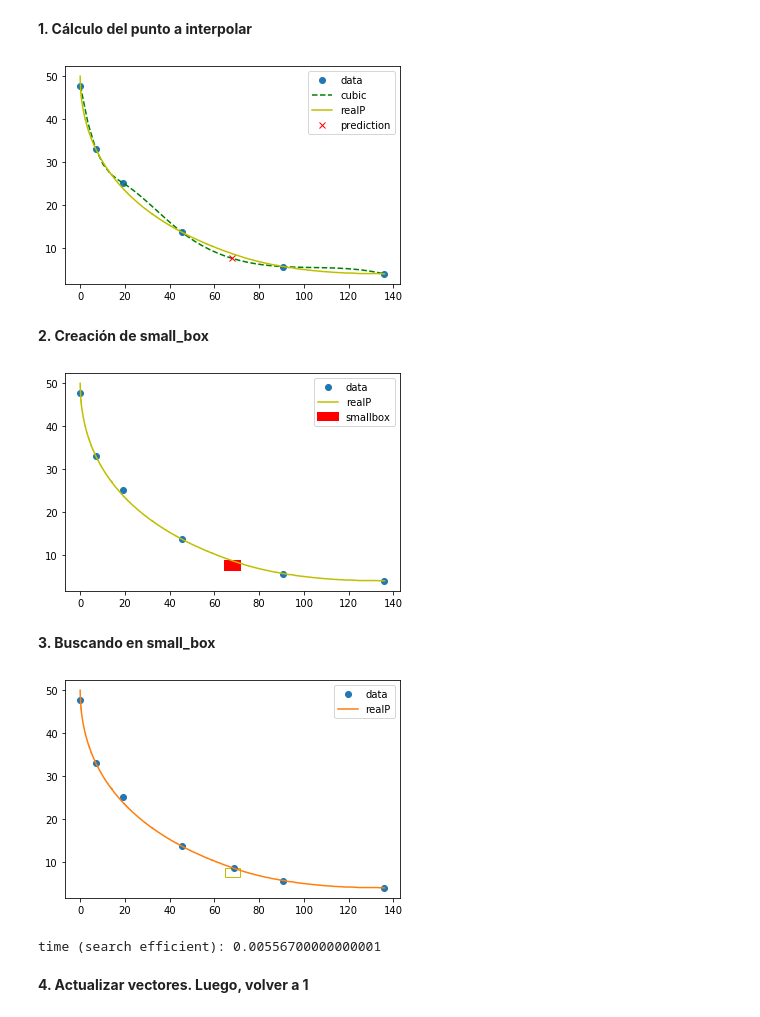
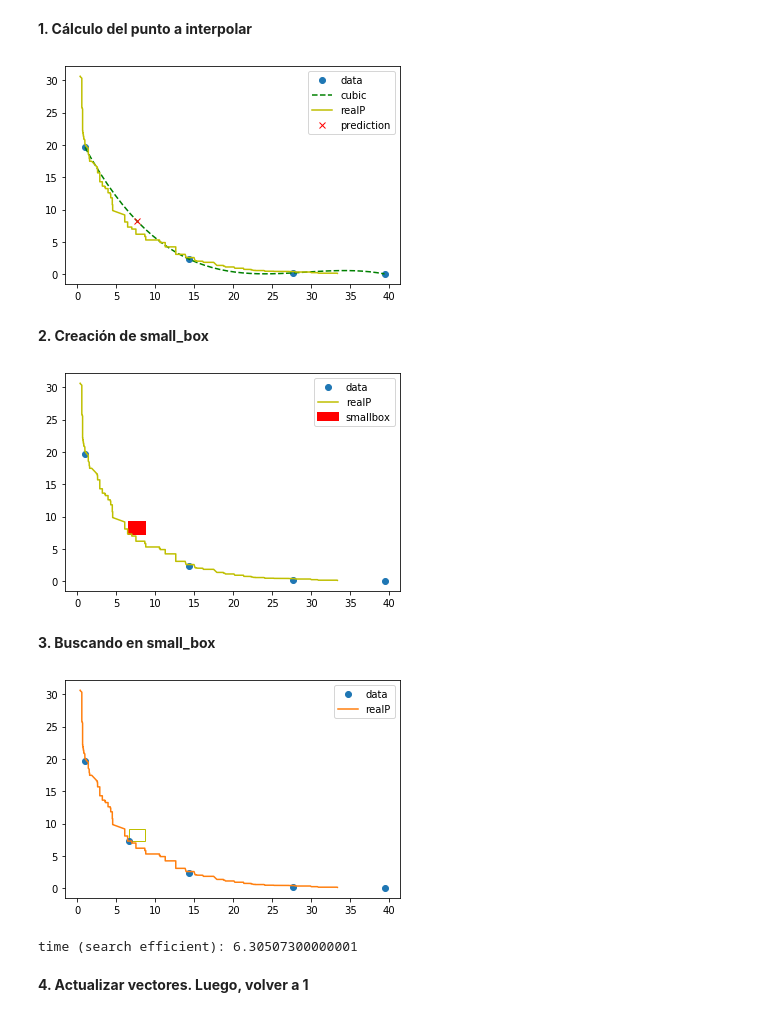
Before and after one commit to INFPUCV/ibex-lib, a Jupyter notebook: jupyter_notebooks/search_efficient.ipynb, the cells around one changed output. Cells and saved outputs as stored; diff of their text form; code cells hidden in the pictures.

```diff
--- a/jupyter_notebooks/search_efficient.ipynb
+++ b/jupyter_notebooks/search_efficient.ipynb
@@ -19,10 +38,10 @@ import matplotlib.pyplot as plt
 import numpy as np
 %matplotlib inline
 
-instance = "binh.txt"
+instance = "mop-7.txt"
 npoints = 4
-prec_se = 1e-2 #precisión para search_efficient
-prec = 1e-1 #precisión para el solver
+prec_se = 1e-1 #precisión para search_efficient
+prec = 2 #precisión para el solver
 
 # We obtain the initial box
 b1 = ibex.search_efficient(instance, [-1e8,1e8,-1e8,1e8], mode="minf1", prec=prec_se)[1]
@@ -77,48 +96,48 @@ plt.plot(x, y, 'o', xnew, f2(xnew), 'g--', xsol, ysol, 'y-', xmid, f2(xmid), 'rx
 plt.legend(['data', 'cubic', 'realP', 'prediction'], loc='best')
 plt.show()
 # %% [output]
-[figure, old version]
+[figure, new version]
 # %% [markdown]
 **2. Creación de small_box**
 # %%
 h = 0.05*(y2[1]-y2[0]) #altura de caja
 w = 0.05*(y1[1]-y1[0]) #ancho de caja
 
 small_box = [xmid-w/2, xmid+w/2, f2(xmid)-h/2, f2(xmid)+h/2]
 
 ###small box on x (esto es nuevo!)###
-#box_x = []
-#for i in range(len(xpoints[0])):
-#    box_x.append(np.minimum(xpoints[best_i][i],xpoints[best_i+1][i]))
-#    box_x.append(np.maximum(xpoints[best_i][i],xpoints[best_i+1][i]))
+box_x = []
+for i in range(len(xpoints[0])):
+    box_x.append(np.minimum(xpoints[best_i][i],xpoints[best_i+1][i]))
+    box_x.append(np.maximum(xpoints[best_i][i],xpoints[best_i+1][i]))
 #####
 
 #plot
 import matplotlib.patches as patches
 
 # Create figure and axes
 fig,ax = plt.subplots(1)
 
 # Create a Rectangle patch
 rect = patches.Rectangle((xmid-w/2,f2(xmid)-h/2),w,h,linewidth=2,edgecolor='r',facecolor='r')
 
 # Add the patch to the Axes
 ax.add_patch(rect)
 plt.plot(x, y, 'o', xsol, ysol, 'y-')
 plt.legend(['data', 'realP', 'smallbox'], loc='best'); plt.show()
 # %% [output]
-[figure, old version]
+[figure, new version]
 # %% [markdown]
 **3. Buscando en small_box**
 # %%
-aux_x, aux_y, time =  ibex.search_efficient(instance, small_box, mode="efficient", prec=prec_se)#, box_x=box_x)
+aux_x, aux_y, time =  ibex.search_efficient(instance, small_box, mode="efficient", prec=prec_se, box_x=box_x)
 xx, yy = aux_y
 
 if xx==np.inf or yy==np.inf:
     print("no solution found")
 else:
-    x_=np.append(x,xx); x_.sort()
-    y_=np.append(y,yy); y_[::-1].sort()
+    x_=np.append(x,xx); x_.sort() #y1
+    y_=np.append(y,yy); y_[::-1].sort() #y2
 
     fig,ax = plt.subplots(1)
     rect = patches.Rectangle((xmid-w/2,f2(xmid)-h/2),w,h,linewidth=1,edgecolor='y',facecolor='none')
@@ -129,8 +148,8 @@ else:
 
 print("time (search efficient):", time)
 # %% [output]
-[figure, old version]
+[figure, new version]
-time (search efficient): 0.00556700000000001
+time (search efficient): 6.30507300000001
 # %% [markdown]
 **4. Actualizar vectores. Luego, volver a 1**
 # %%
```
Also changed, not shown: parts of 4 cells of this notebook, 1 other file.
